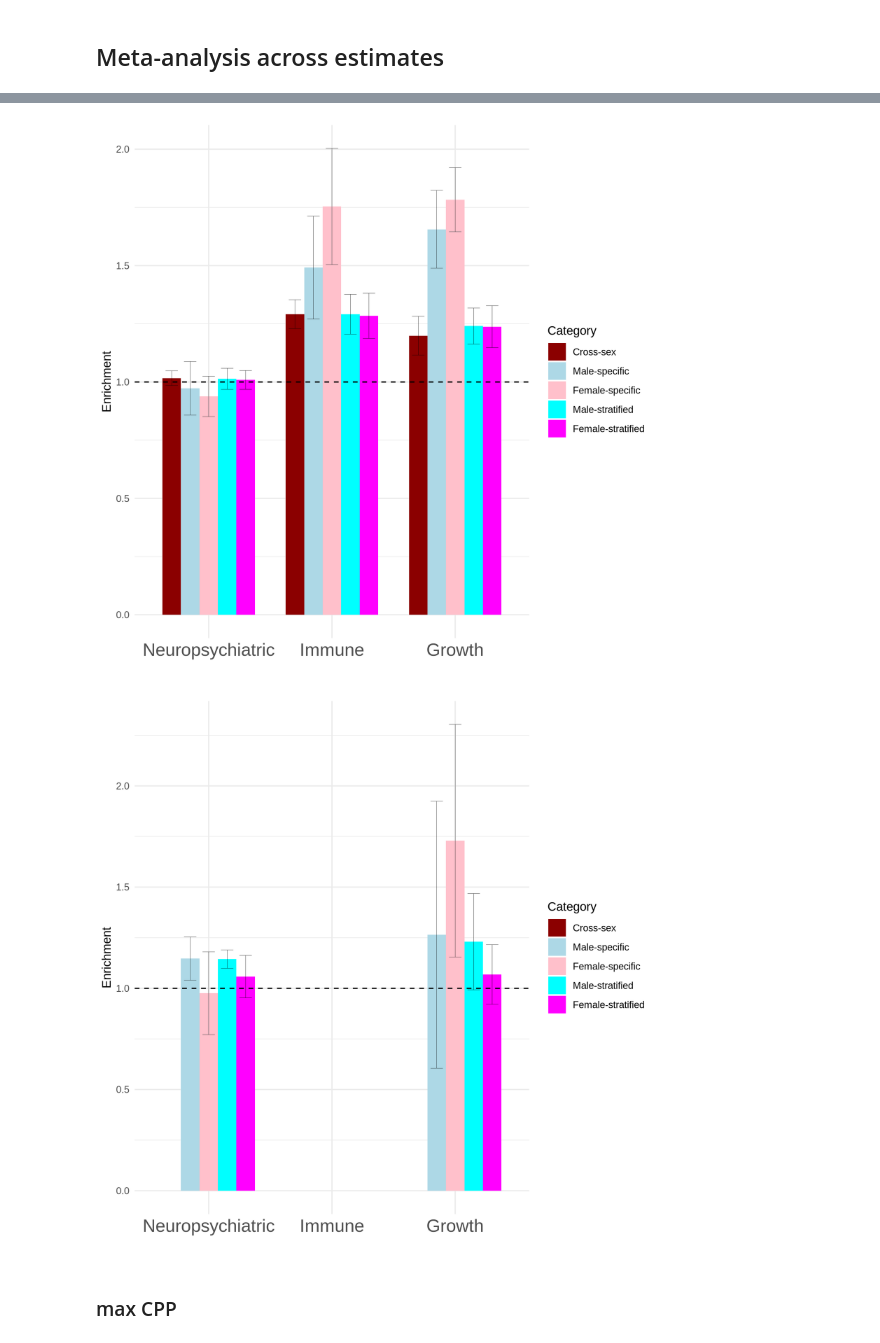
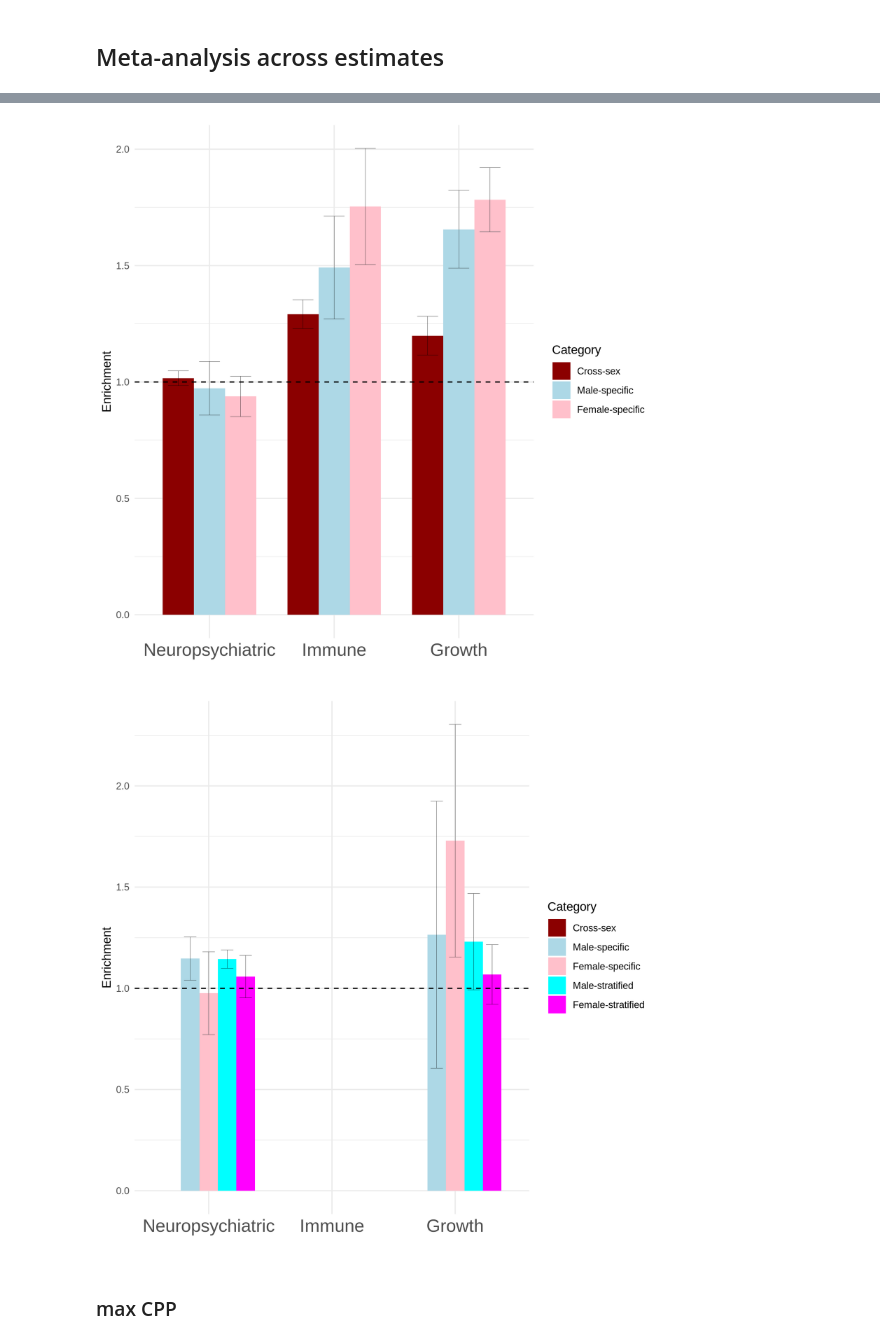
Before and after one commit to wilcas/sex_specific_mQTL, a Jupyter notebook: delahaye_mQTL_analyses/top_cpg_ldsc_analysis.ipynb, the cells around one changed output, grey strips where cells are left out. Drawn from its saved outputs; the diff is of its cells as text; code cells hidden in the pictures.

Commit message:
updating plots across experiments

```diff
--- a/delahaye_mQTL_analyses/top_cpg_ldsc_analysis.ipynb
+++ b/delahaye_mQTL_analyses/top_cpg_ldsc_analysis.ipynb
@@ -1167,7 +1168,24 @@ ggplot(
     labs(x="")+
     theme_minimal()+
     theme(axis.text.x=element_text(size = 16))
-
+ggplot(
+    enrich_plot[!grepl("_",Group) & grepl("Cross-sex|Male-specific|Female-specific",Category)] %>%
+    mutate(Group= factor(Group,levels=c("Neuropsychiatric","Immune","Growth"))),
+    aes(
+        Group,
+        Enrichment,
+        fill = Category,
+        ymin= ifelse(Enrichment - Enrichment_std_error < 0, 0,Enrichment - Enrichment_std_error),
+        ymax=Enrichment + Enrichment_std_error
+    )
+)+
+    geom_col(position=position_dodge(width=0.75),width=0.75)+
+    geom_errorbar(width=0.5,size=0.1,position=position_dodge(width=0.75)) +
+    geom_hline(yintercept = 1,linetype="dashed")+
+    scale_fill_manual(values = c("dark red","light blue", "pink","cyan","magenta" ))+
+    labs(x="")+
+    theme_minimal()+
+    theme(axis.text.x=element_text(size = 16))
 ggplot(
     enrich_plot[grepl("_",Group)] %>% mutate(
         Sex = ifelse(grepl("_male",Group),"Male",ifelse(grepl("_female",Group),"Female","Cross-sex"))
@@ -1223,12 +1242,12 @@ values
 Warning message:
 “Removed
 19 rows
 containing
 missing
 values
 (geom_col).”
-[figure]
-[figure, old version]
+[figure, new version]
+[figure, added]
 # %%
 enrich_meta %>%
     select(-contains("Q")) %>%
```
Also changed, not shown: parts of 2 cells of this notebook, 1 other file.
